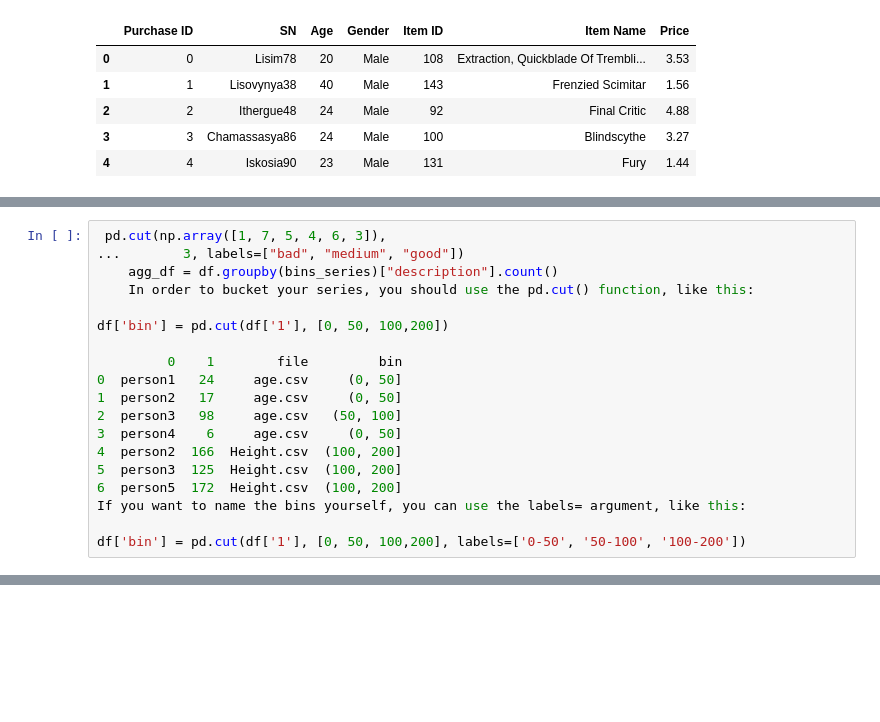
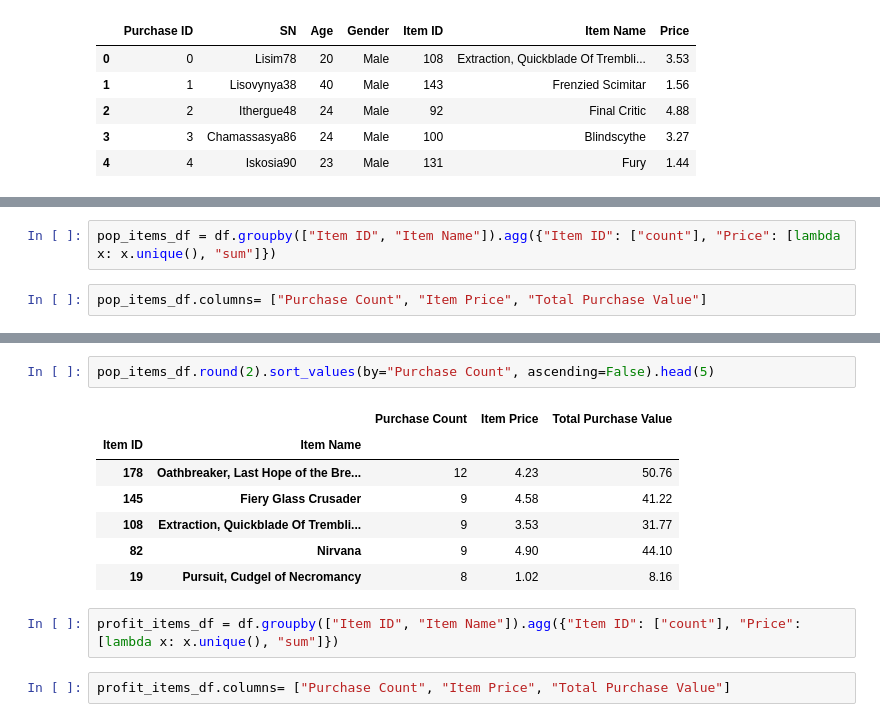
Before and after one commit to akkheyy/Pandas-, a Jupyter notebook: HeroesOfPymoli/HeroesOfPymoli_AK.ipynb, the cells around one changed output, grey strips where cells are left out. Saved outputs shown, nothing was run; the diff lists cells and outputs as text; blank space fills up the shorter version.

```diff
--- a/HeroesOfPymoli/HeroesOfPymoli_AK.ipynb
+++ b/HeroesOfPymoli/HeroesOfPymoli_AK.ipynb
@@ -121,19 +16,0 @@ df.groupby(bin_series).agg({"Item ID": ["count"], "Price": ["mean", "sum"]})
-# %%
- pd.cut(np.array([1, 7, 5, 4, 6, 3]),
-...        3, labels=["bad", "medium", "good"])
-    agg_df = df.groupby(bins_series)["description"].count()
-    In order to bucket your series, you should use the pd.cut() function, like this:
-
-df['bin'] = pd.cut(df['1'], [0, 50, 100,200])
-
-         0    1        file         bin
-0  person1   24     age.csv     (0, 50]
-1  person2   17     age.csv     (0, 50]
-2  person3   98     age.csv   (50, 100]
-3  person4    6     age.csv     (0, 50]
-4  person2  166  Height.csv  (100, 200]
-5  person3  125  Height.csv  (100, 200]
-6  person5  172  Height.csv  (100, 200]
-If you want to name the bins yourself, you can use the labels= argument, like this:
-
-df['bin'] = pd.cut(df['1'], [0, 50, 100,200], labels=['0-50', '50-100', '100-200'])
@@ -165,0 +174,4 @@ df.groupby("SN").agg({"SN": ["count"], "Price": ["mean", "sum"]})
+# %%
+pop_items_df = df.groupby(["Item ID", "Item Name"]).agg({"Item ID": ["count"], "Price": [lambda x: x.unique(), "sum"]})
+# %%
+pop_items_df.columns= ["Purchase Count", "Item Price", "Total Purchase Value"]
@@ -165,0 +187,14 @@ df.groupby("SN").agg({"SN": ["count"], "Price": ["mean", "sum"]})
+# %%
+pop_items_df.round(2).sort_values(by="Purchase Count", ascending=False).head(5)
+# %% [output]
+|  |  | Purchase Count | Item Price | Total Purchase Value |
+| Item ID | Item Name |  |  |  |
+| 178 | Oathbreaker, Last Hope of the Bre... | 12 | 4.23 | 50.76 |
+| 145 | Fiery Glass Crusader | 9 | 4.58 | 41.22 |
+| 108 | Extraction, Quickblade Of Trembli... | 9 | 3.53 | 31.77 |
+| 82 | Nirvana | 9 | 4.90 | 44.10 |
+| 19 | Pursuit, Cudgel of Necromancy | 8 | 1.02 | 8.16 |
+# %%
+profit_items_df = df.groupby(["Item ID", "Item Name"]).agg({"Item ID": ["count"], "Price": [lambda x: x.unique(), "sum"]})
+# %%
+profit_items_df.columns= ["Purchase Count", "Item Price", "Total Purchase Value"]
```
Also changed, not shown: parts of 62 cells of this notebook.
